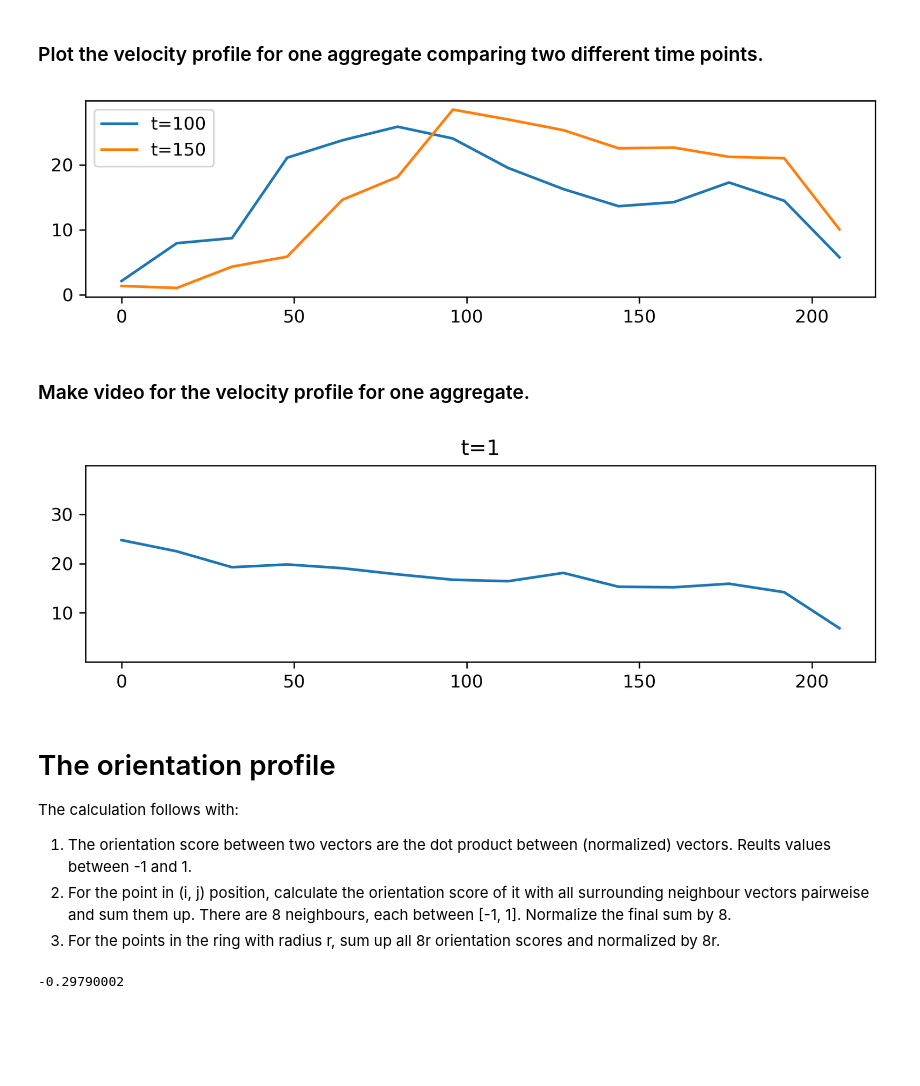
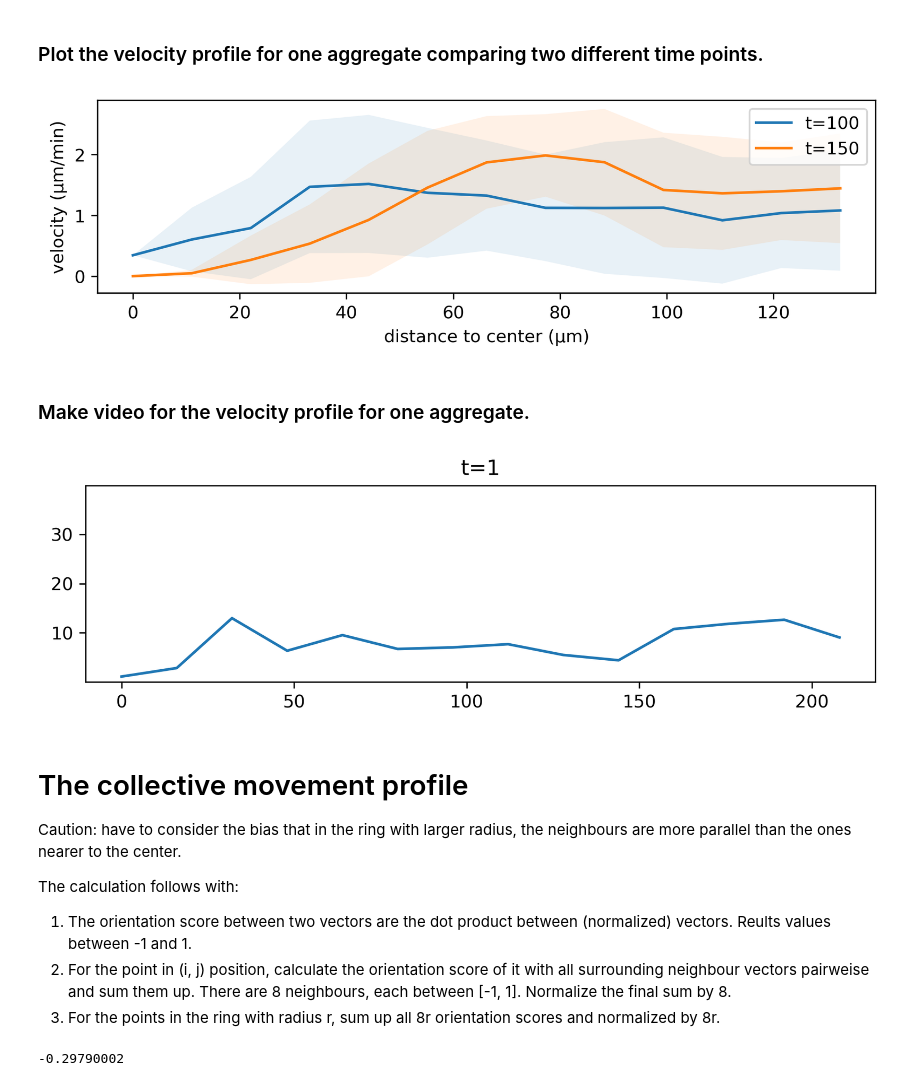
Before and after one commit to rzhou-space/PIV_analysis_headon_data, a Jupyter notebook: mesenchym_analysis.ipynb, the cells around one changed output. Saved outputs shown, nothing was run; the diff lists cells and outputs as text; code cells hidden in the pictures; blank space fills up the shorter version.

```diff
--- a/mesenchym_analysis.ipynb
+++ b/mesenchym_analysis.ipynb
@@ -26,3 +29,6 @@ with h5py.File("F:/PhD_Franziska/Headon/Headon_results/mesenchym/video1_slice4/w
+# %%
+pixel_factor = 0.69  # μm
+time_factor = 10  # min
 # %%
 t = 150
 
@@ -33,11 +39,11 @@ plt.show()
 # %% [output]
 [figure]
 # %%
-x_test = xgrid[0][32:59, 37:64]
-y_test = ygrid[0][32:59, 37:64]
-U_test = U[t][32:59, 37:64]
-V_test = V[t][32:59, 37:64]
-M_test = M[t][32:59, 37:64]
+x_test = xgrid[0][7:34, 12:39]
+y_test = ygrid[0][7:34, 12:39]
+U_test = U[t][7:34, 12:39]
+V_test = V[t][7:34, 12:39]
+M_test = M[t][7:34, 12:39]
 # %%
 plt.quiver(x_test, y_test, V_test, -U_test)
 plt.gca().invert_yaxis()
@@ -91,0 +160,3 @@ radius_pixel
+# %%
+mean, std = mean_std_velocity(M_test)
+mean
@@ -91,0 +167,3 @@ radius_pixel
+# %%
+radius = [i*16*pixel_factor for i in range(len(mean))]
+radius
@@ -94,14 +186,31 @@ radius_pixel
 # %%
 plt.figure(figsize=(8, 2), dpi=300)
 for t in [100, 150]:
-    mean_v = velocity_cal(M[t][30:57, 37:64])
-    radius_pixel = [i*16 for i in range(len(mean_v))]
-    plt.plot(radius_pixel, mean_v, label = "t="+str(t))
+    sub_M = M[t][32:59, 37:64]
+
+    # Plot the mean and shaded with std.
+    mean, std = mean_std_velocity(sub_M)
+    radius = [i*16*pixel_factor for i in range(len(mean))]
+    plt.plot(radius, mean, label = "t="+str(t))
+    plt.fill_between(radius, mean-std, mean+std, alpha = 0.1)
+
+    # Plot the mean
+    # mean_v = velocity_cal(sub_M)
+    # radius_pixel = [i*16*pixel_factor for i in range(len(mean_v))]
+    # plt.plot(radius_pixel, mean_v, label = "t="+str(t))
+
+    # # Background the scatter plot of the single velocity distribution. --> the scatter at the background not visiable.
+    # all_vel, dist = single_velocity(sub_M)
+    # all_vel = list(itertools.chain.from_iterable(all_vel))
+    # dist = list(itertools.chain.from_iterable(dist))
+    # plt.scatter(dist, all_vel, alpha=0.1)
+plt.ylabel("velocity (μm/min)")
+plt.xlabel("distance to center (μm)")
 plt.legend()
 plt.savefig("velocity_profile_agg_3")
 plt.show()
 # %% [output]
-[figure, old version]
+[figure, new version]
 # %% [markdown]
 ### Make video for the velocity profile for one aggregate.
 # %%
@@ -109,7 +218,7 @@ fig = plt.figure(figsize=(8, 2), dpi=300)
 def make_frame(t):
     plt.clf()
 
-    mean_v = velocity_cal(M[t][7:34, 12:39])
+    mean_v = velocity_cal(M[t][32:59, 37:64])
     radius_pixel = [i*16 for i in range(len(mean_v))]
     plt.plot(radius_pixel, mean_v)
     plt.ylim(0, 40)
@@ -117,11 +226,13 @@ def make_frame(t):
     plt.title("t=" + str(t+1))
 
 myanim = FuncAnimation(fig, make_frame, frames = np.shape(U)[0]-1, interval = 500)
-myanim.save("velocity_profile_agg_1.mp4", writer="ffmpeg")
+myanim.save("velocity_profile_agg_3.mp4", writer="ffmpeg")
 # %% [output]
-[figure, old version]
+[figure, new version]
 # %% [markdown]
-# The orientation profile
+# The collective movement profile
+
+Caution: have to consider the bias that in the ring with larger radius, the neighbours are more parallel than the ones nearer to the center.
 
 The calculation follows with:
 
```
Also changed, not shown: parts of 14 cells of this notebook.
